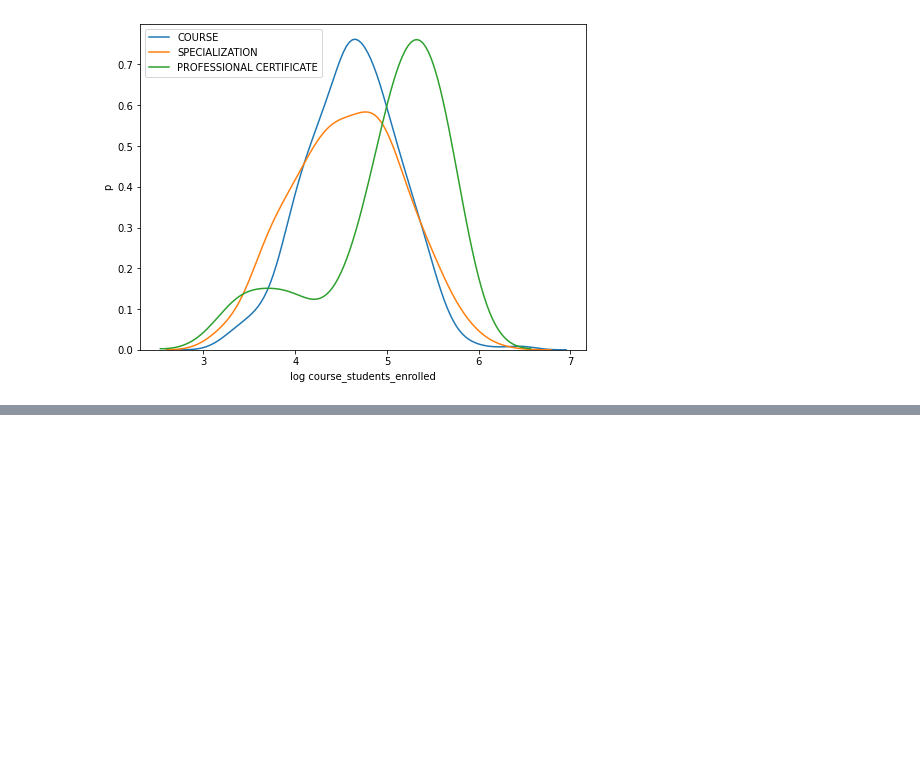
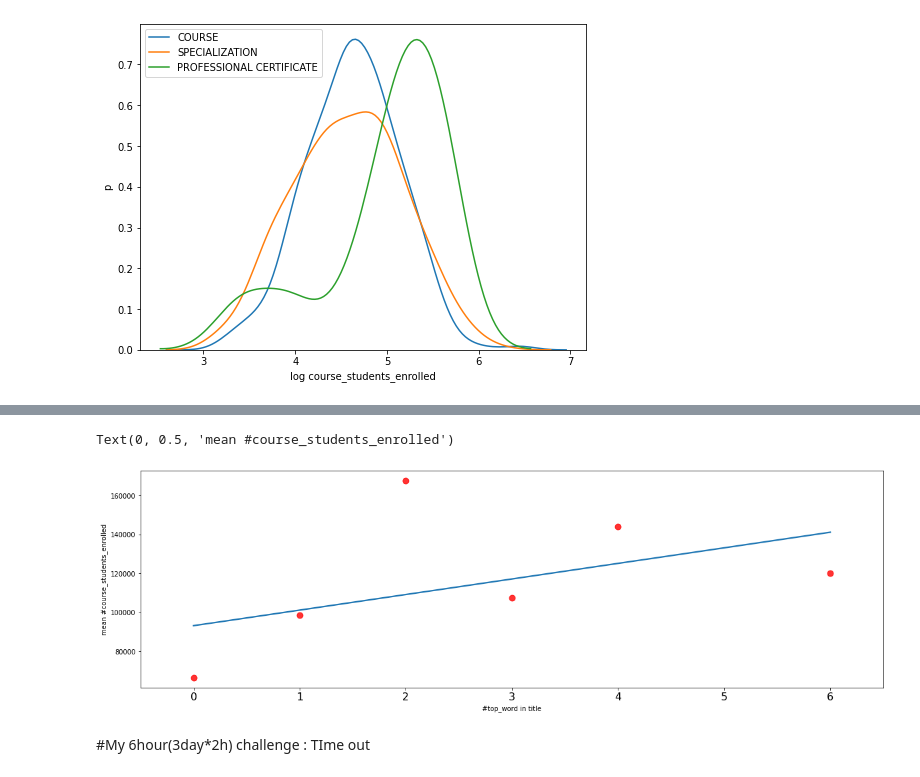
Before and after one commit to tanico-rikudo/TackleKaggle, a Jupyter notebook: coursera/analysis/CourseraEDA.ipynb, the cells around one changed output, grey strips where cells are left out. Drawn from its saved outputs; the diff is of its cells as text; code cells hidden in the pictures; blank space fills up the shorter version.

```diff
--- a/coursera/analysis/CourseraEDA.ipynb
+++ b/coursera/analysis/CourseraEDA.ipynb
@@ -533,0 +581,22 @@ df_token_lists
+# %%
+ls_top_words = list(df_words[df_words['count']>20].index)
+# %%
+df_top_words=pd.DataFrame(
+    {i :len(list(set(ls_top_words) & set(ls_words) )) for i , ls_words in enumerate(dct_title.values())},
+    index=['top_w_count']).T
+# %%
+df_with_top_words = pd.concat([df_en.reset_index(drop=True),df_top_words],axis=1)
+# %%
+_col = 'top_w_count'
+fig, ax = plt.subplots(figsize=(20,6), facecolor='w')
+df_plot = df_with_top_words.groupby([_col])['course_students_enrolled'].agg(['mean']).reset_index()
+sns.regplot(data=df_plot, x='top_w_count', y='mean',ax=ax,scatter_kws={"s": 80, "color":"r"}, robust=True, ci=None)
+plt.xticks(rotation =0,fontsize=16)
+plt.xlim(-0.5,6.5)
+plt.xlabel('#top_word in title')
+plt.ylabel('mean #course_students_enrolled')
+# %% [output]
+Text(0, 0.5, 'mean #course_students_enrolled')
+[figure, added]
+# %% [markdown]
+#My 6hour(3day*2h) challenge : TIme out
```
Also changed, not shown: parts of 31 cells of this notebook.
